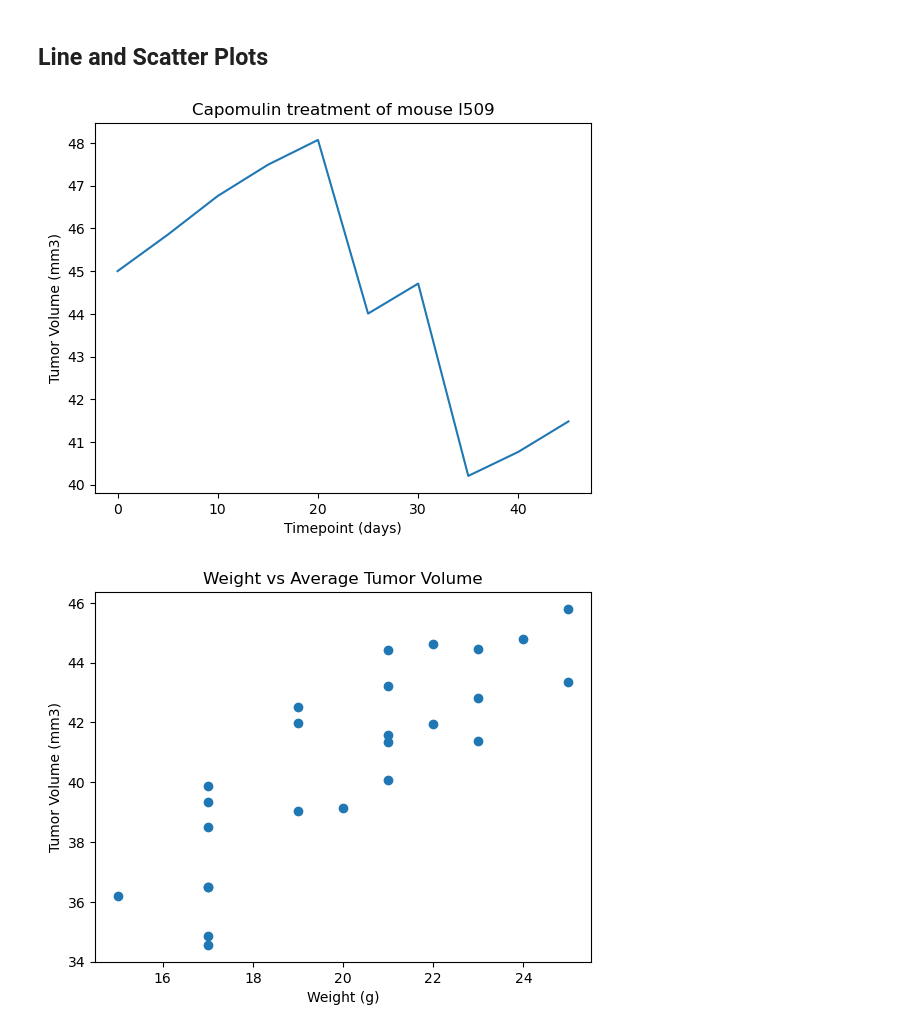
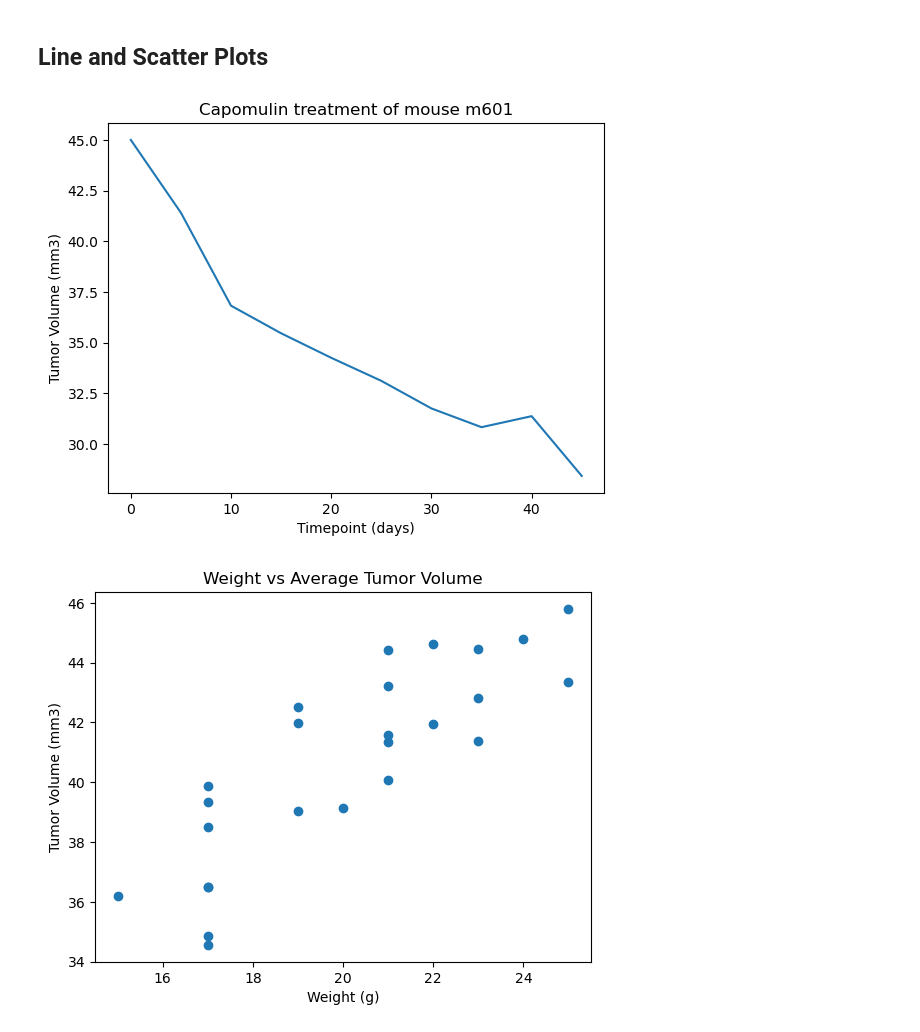
Before and after one commit to marsh52/pymaceuticals-challenge, a Jupyter notebook: Pymaceuticals/pymaceuticals-analysis.ipynb, the cells around one changed output. Saved outputs shown, nothing was run; the diff lists cells and outputs as text; code cells hidden in the pictures.

```diff
--- a/Pymaceuticals/pymaceuticals-analysis.ipynb
+++ b/Pymaceuticals/pymaceuticals-analysis.ipynb
@@ -288,19 +303,19 @@ plt.show()
 # %%
 # Generate a line plot of tumor volume vs. time point for a single mouse treated with Capomulin
 treatment = 'Capomulin'
-mouse_id = 'l509'
+mouse_id = 'm601'
 
 treatment_data = full_study_results.loc[full_study_results['Drug Regimen'] == treatment,:]
 single_mouse_data = treatment_data.loc[treatment_data['Mouse ID'] == mouse_id, ['Mouse ID', 'Timepoint', 'Tumor Volume (mm3)']]
 
 title = f'{treatment} treatment of mouse {mouse_id}'
 plt.plot(single_mouse_data['Timepoint'],single_mouse_data['Tumor Volume (mm3)'])
 plt.title(title)
 plt.xlabel('Timepoint (days)')
 plt.ylabel('Tumor Volume (mm3)')
 plt.show()
 # %% [output]
-[figure, old version]
+[figure, new version]
 # %%
 # Generate a scatter plot of mouse weight vs. the average observed tumor volume for the entire Capomulin regimen
 avg_tumor_size_by_mouse_weight = treatment_data.groupby('Mouse ID').agg({'Tumor Volume (mm3)':'mean', 'Weight (g)': 'first'}).reset_index()
```
Also changed, not shown: parts of 5 cells of this notebook, 1 other file.
